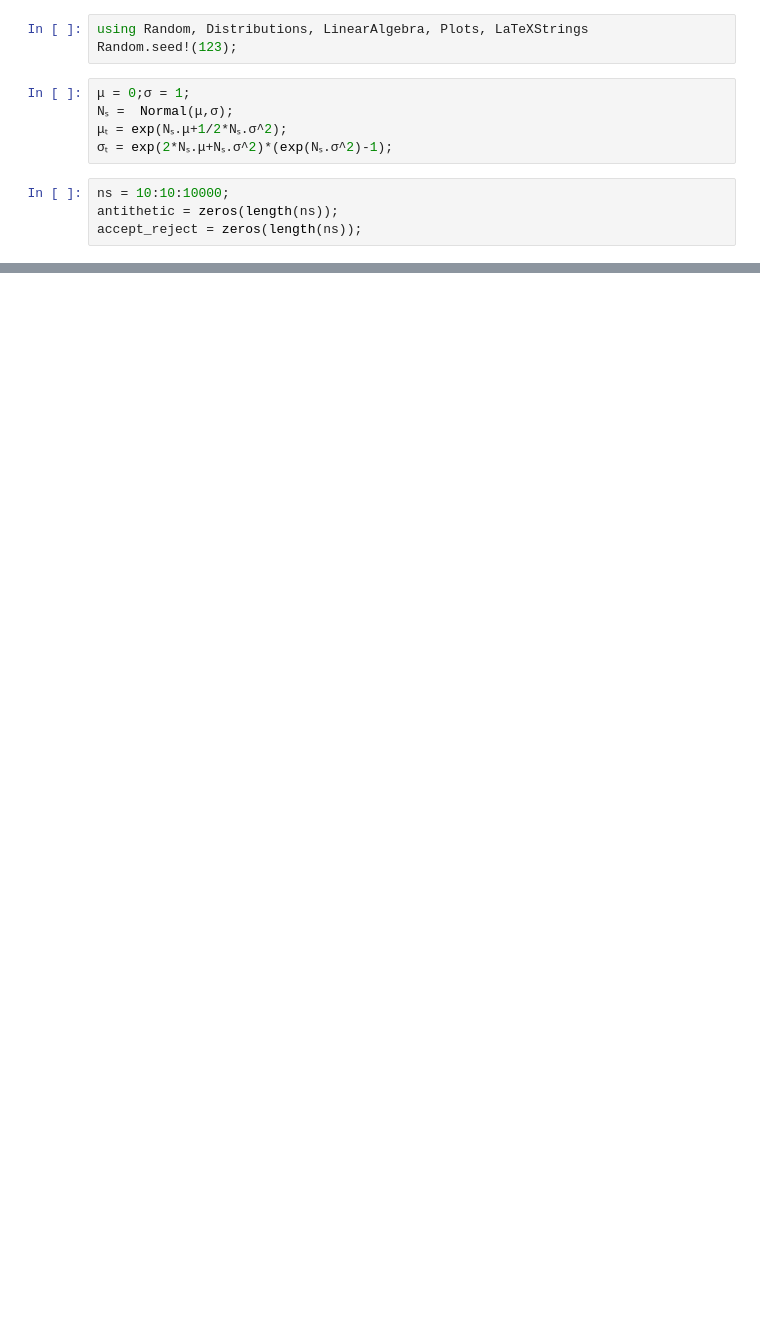
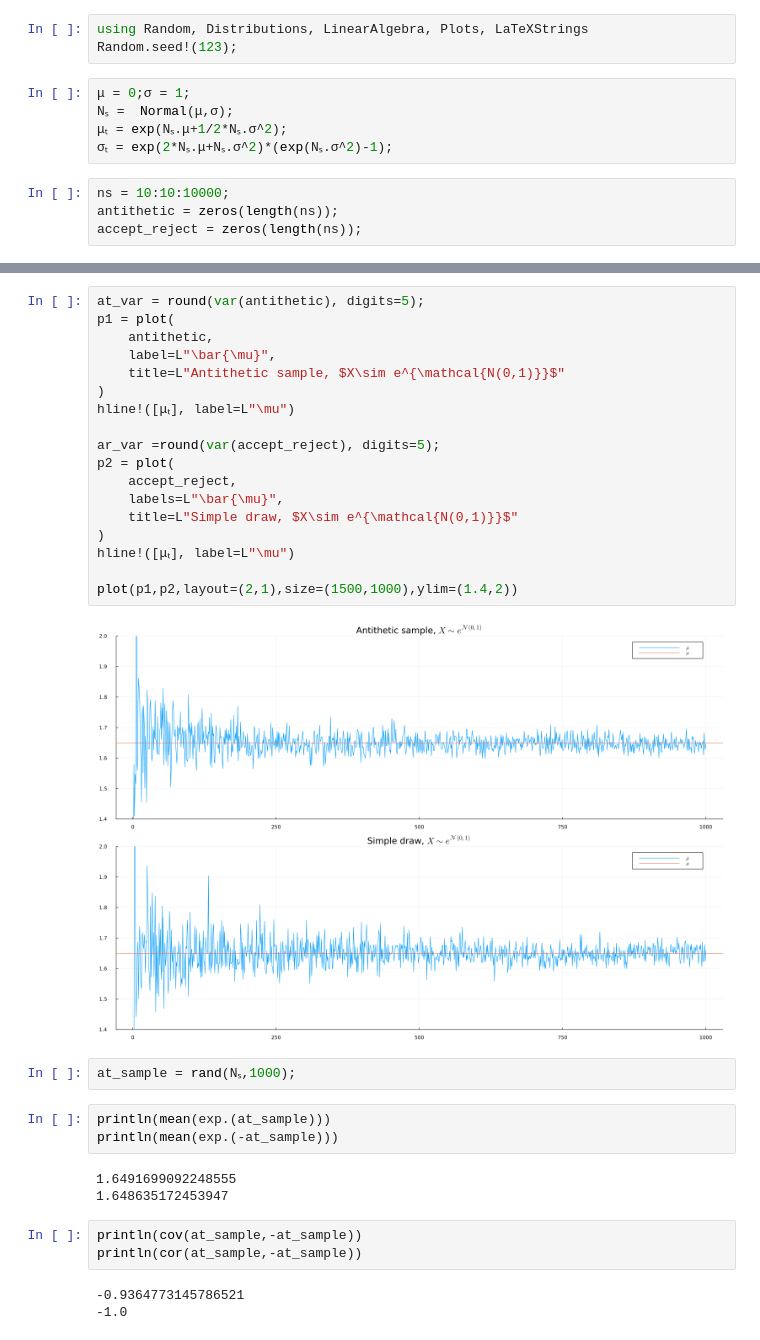
Before and after one commit to SanteriVtj/Antithetics, a Jupyter notebook: antithetics.ipynb, the cells around one changed output, grey strips where cells are left out. Drawn from its saved outputs; the diff is of its cells as text; blank space fills up the shorter version.

Commit message:
variance plot

```diff
--- a/antithetics.ipynb
+++ b/antithetics.ipynb
@@ -12,0 +24,34 @@ accept_reject = zeros(length(ns));
+# %%
+at_var = round(var(antithetic), digits=5);
+p1 = plot(
+    antithetic,
+    label=L"\bar{\mu}",
+    title=L"Antithetic sample, $X\sim e^{\mathcal{N(0,1)}}$"
+)
+hline!([μₜ], label=L"\mu")
+
+ar_var =round(var(accept_reject), digits=5);
+p2 = plot(
+    accept_reject,
+    labels=L"\bar{\mu}",
+    title=L"Simple draw, $X\sim e^{\mathcal{N(0,1)}}$"
+)
+hline!([μₜ], label=L"\mu")
+
+plot(p1,p2,layout=(2,1),size=(1500,1000),ylim=(1.4,2))
+# %% [output]
+[figure, added]
+# %%
+at_sample = rand(Nₛ,1000);
+# %%
+println(mean(exp.(at_sample)))
+println(mean(exp.(-at_sample)))
+# %% [output]
+1.6491699092248555
+1.648635172453947
+# %%
+println(cov(at_sample,-at_sample))
+println(cor(at_sample,-at_sample))
+# %% [output]
+-0.9364773145786521
+-1.0
```
Also changed, not shown: parts of 11 cells of this notebook, 1 other file.
